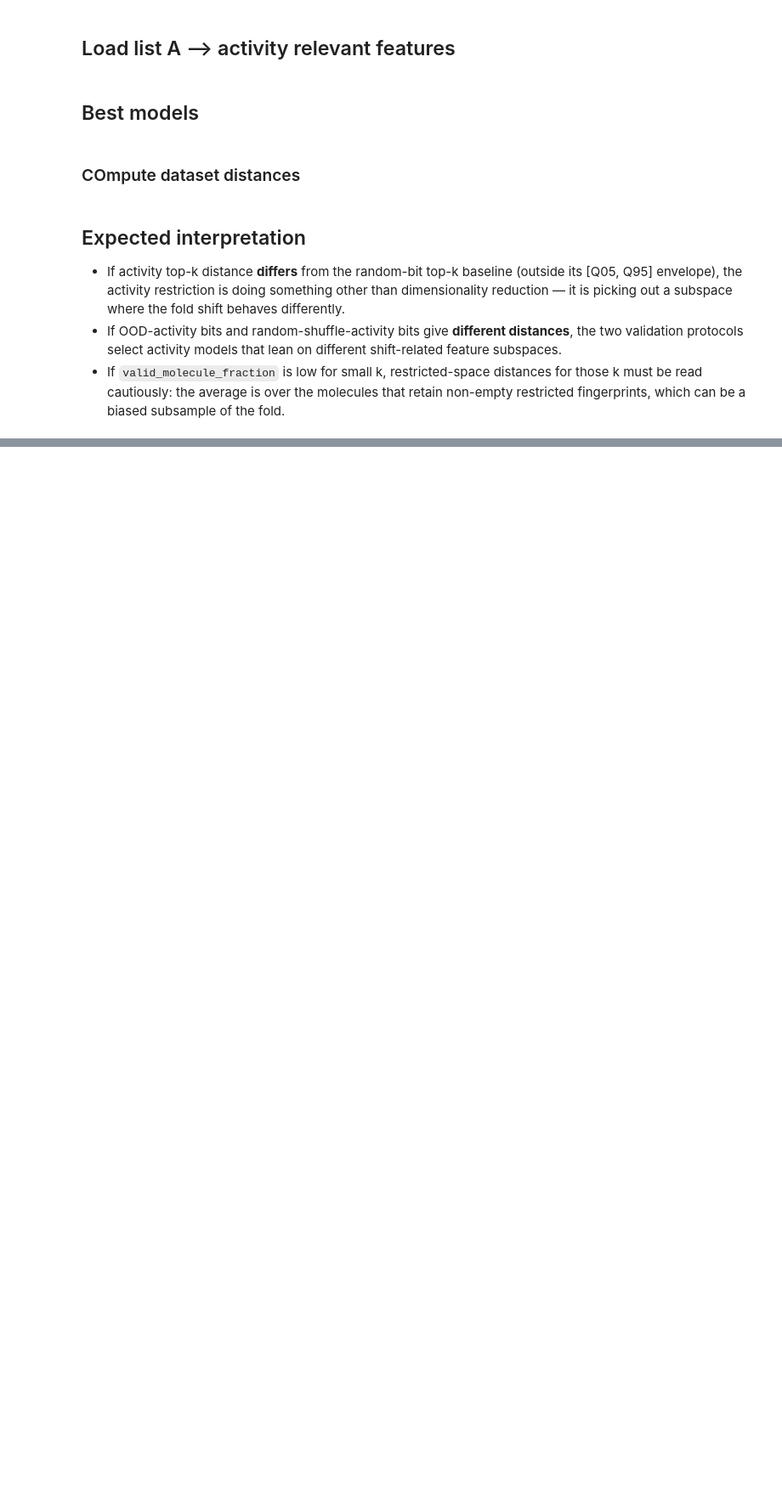
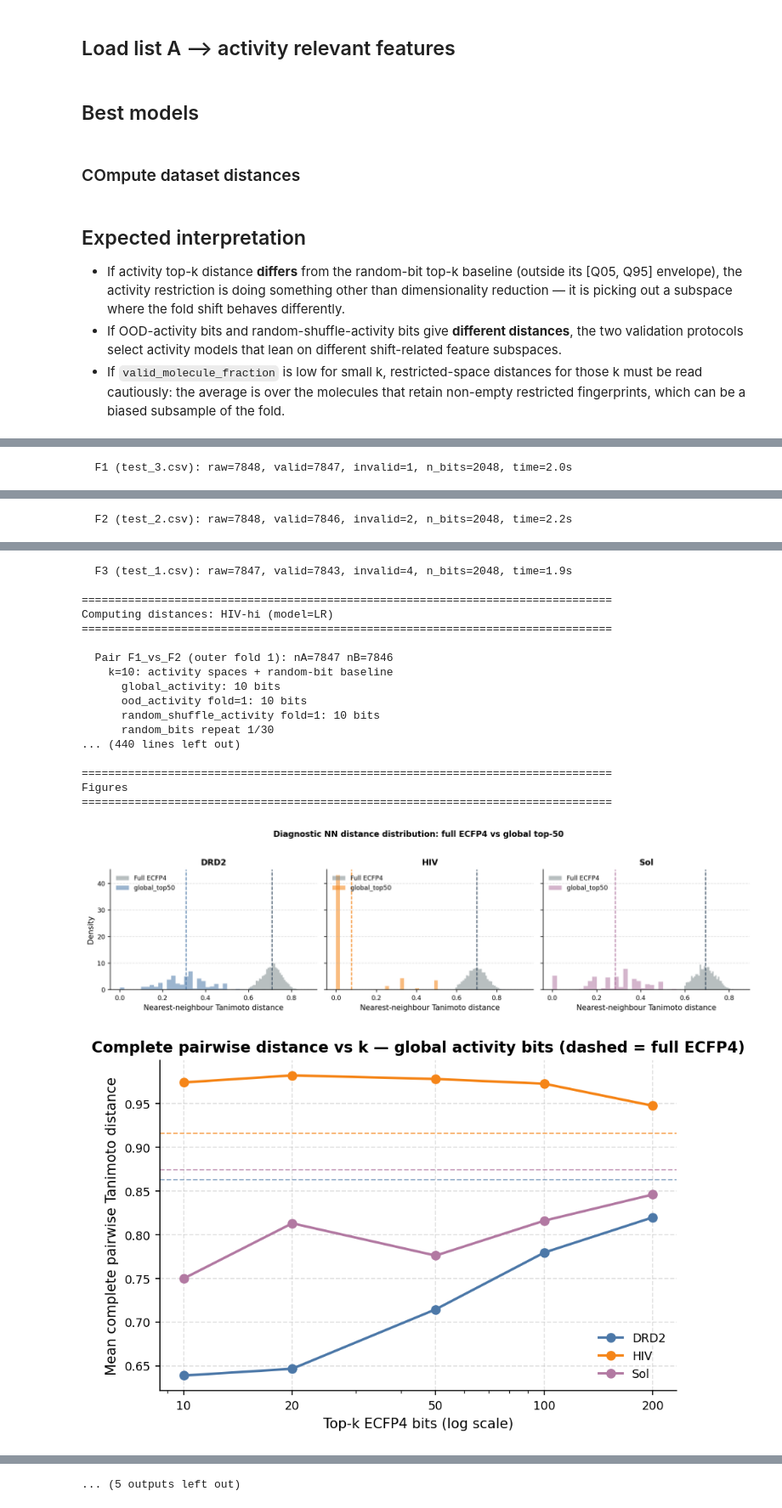
Before and after one commit to francescocapria/drug-discovery-lohi, a Jupyter notebook: notebooks/tanimoto_distance_analysis/fold_distance_tanimoto.ipynb, the cells around one changed output, grey strips where cells are left out. Shown at 85% size. Saved outputs shown, nothing was run; the diff lists cells and outputs as text; code cells hidden in the pictures; blank space fills up the shorter version.

```diff
--- a/notebooks/tanimoto_distance_analysis/fold_distance_tanimoto.ipynb
+++ b/notebooks/tanimoto_distance_analysis/fold_distance_tanimoto.ipynb
@@ -63,10 +63,10 @@ K_VALUES = [10, 20, 50, 100, 200]
 PAIRWISE_CHUNK_SIZE = 512
 N_RANDOM_BIT_REPEATS = 30
 
-VERBOSE_PAIRWISE = True
+VERBOSE_PAIRWISE = False
 PRINT_EVERY_RANDOM_REPEAT = 5
 
-RUN_WASSERSTEIN = False
+RUN_WASSERSTEIN = True
 W_SUBSAMPLE = 400
 
 RANDOM_STATE = 42
@@ -1222,12 +1222,12 @@ def fig_activity_vs_random_bits(dist_all: pd.DataFrame, k_show: int = 50):
     ]
 
     for ax, ds in zip(axes[0], datasets):
+        # Random-bit baseline (gray jitter + Q05/Q95 band + mean line at x=0).
         rb = dist_all[
             (dist_all["dataset"] == ds)
             & (dist_all["bit_source"] == "random_bits")
             & (dist_all["k"] == k_show)
         ]
-
         if not rb.empty:
             jitter = local_rng("jitter", ds, k_show).uniform(-0.18, 0.18, size=len(rb))
             ax.scatter(
@@ -1243,14 +1243,15 @@ def fig_activity_vs_random_bits(dist_all: pd.DataFrame, k_show: int = 50):
             q95 = rb["pairwise_distance"].quantile(0.95)
             ax.axhspan(q05, q95, color="#BDC3C7", alpha=0.25, zorder=1)
             ax.hlines(
-                sub["pairwise_distance"].mean(),
-                offset - 0.3,
-                offset + 0.3,
-                color=color,
-                lw=2.0,
-                zorder=5,
+                rb["pairwise_distance"].mean(),
+                -0.4,
+                0.4,
+                color="#7F8C8D",
+                lw=1.4,
+                zorder=3,
             )
 
+        # Activity sources (global / OOD / random-shuffle) at x = 1, 2, 3.
         for offset, (src, label, color) in enumerate(activity_sources, start=1):
             sub = dist_all[
                 (dist_all["dataset"] == ds)
@@ -1279,6 +1280,7 @@ def fig_activity_vs_random_bits(dist_all: pd.DataFrame, k_show: int = 50):
                 zorder=5,
             )
 
+        # Full ECFP4 reference (constant across x).
         full_d = dist_all[
             (dist_all["dataset"] == ds) & (dist_all["bit_source"] == "full_ecfp4")
         ]["pairwise_distance"].mean()
@@ -1659,3 +1661,10 @@ def main() -> tuple[pd.DataFrame, pd.DataFrame, pd.DataFrame]:
     print(f"Figures saved in: {FIG_ROOT}")
 
     return dist_all, hist_all, final_summary
+# %%
+print("Starting fold-distance analysis...")
+
+dist_all, hist_all, final_summary = main()
+
+print("Finished fold-distance analysis.")
+# %% [output]
@@ -1661,0 +1690 @@ def main() -> tuple[pd.DataFrame, pd.DataFrame, pd.DataFrame]:
+  F1 (test_3.csv): raw=7848, valid=7847, invalid=1, n_bits=2048, time=2.0s
@@ -1661,0 +1697 @@ def main() -> tuple[pd.DataFrame, pd.DataFrame, pd.DataFrame]:
+  F2 (test_2.csv): raw=7848, valid=7846, invalid=2, n_bits=2048, time=2.2s
@@ -1661,0 +1706,19 @@ def main() -> tuple[pd.DataFrame, pd.DataFrame, pd.DataFrame]:
+  F3 (test_1.csv): raw=7847, valid=7843, invalid=4, n_bits=2048, time=1.9s
+
+================================================================================
+Computing distances: HIV-hi (model=LR)
+================================================================================
+
+  Pair F1_vs_F2 (outer fold 1): nA=7847 nB=7846
+    k=10: activity spaces + random-bit baseline
+      global_activity: 10 bits
+      ood_activity fold=1: 10 bits
+      random_shuffle_activity fold=1: 10 bits
+      random_bits repeat 1/30
+... (440 lines left out)
+
+================================================================================
+Figures
+================================================================================
+[figure, added]
+[figure, added]
@@ -1661,0 +1728 @@ def main() -> tuple[pd.DataFrame, pd.DataFrame, pd.DataFrame]:
+... (5 outputs left out)
```
Also changed, not shown: parts of 4 cells of this notebook, 5 other files.
